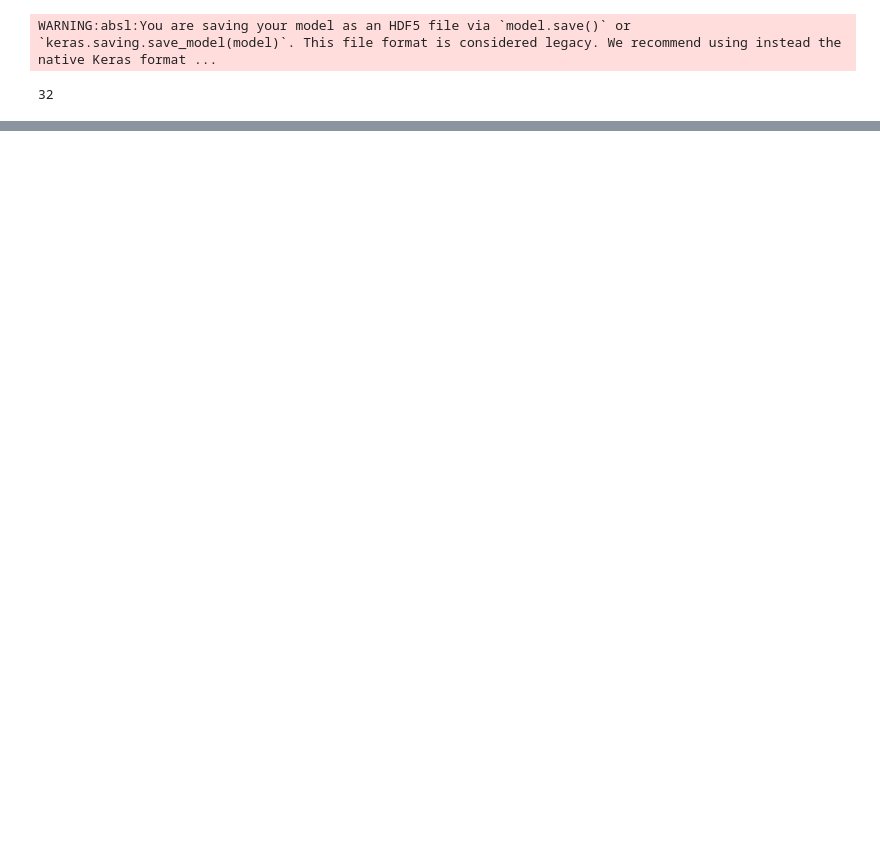
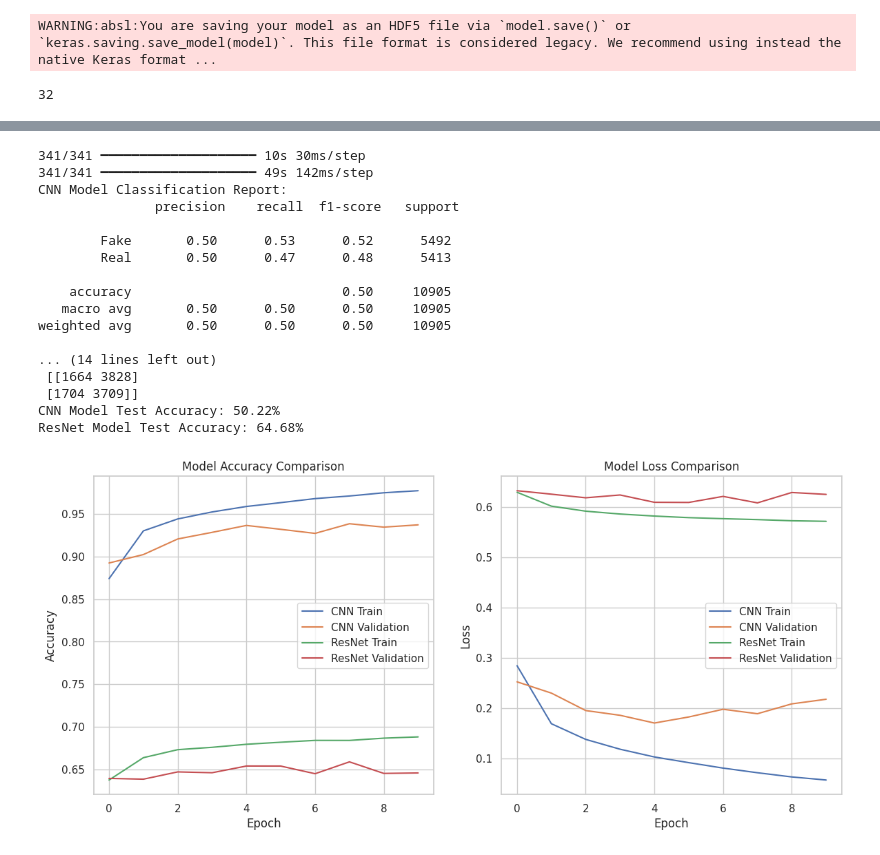
Before and after one commit to Viraj-Mathur/Deep-Fake-Detection-System, a Jupyter notebook: Deep Fake Detection System.ipynb, the cells around one changed output, grey strips where cells are left out. Cells and saved outputs as stored; diff of their text form; code cells hidden in the pictures; blank space fills up the shorter version.

```diff
--- a/Deep Fake Detection System.ipynb
+++ b/Deep Fake Detection System.ipynb
@@ -702,0 +528,56 @@ plt.show()
+# %%
+# Save ResNet model
+resnet_model.save('./model/deepfake_resnet.h5')
+
+# Comparison of both models
+
+# Predict using CNN model
+cnn_predictions = model.predict(test_flow)
+cnn_pred_classes = np.argmax(cnn_predictions, axis=1)
+
+# Predict using ResNet model
+resnet_predictions = resnet_model.predict(test_flow)
+resnet_pred_classes = np.argmax(resnet_predictions, axis=1)
+
+# Model comparison metrics
+from sklearn.metrics import classification_report, confusion_matrix
+
+# Classification Report and Confusion Matrix for CNN model
+print("CNN Model Classification Report:\n", classification_report(true_classes, cnn_pred_classes, target_names=class_labels))
+print("CNN Model Confusion Matrix:\n", confusion_matrix(true_classes, cnn_pred_classes))
+
+# Classification Report and Confusion Matrix for ResNet model
+print("ResNet Model Classification Report:\n", classification_report(true_classes, resnet_pred_classes, target_names=class_labels))
+print("ResNet Model Confusion Matrix:\n", confusion_matrix(true_classes, resnet_pred_classes))
+
+# Model performance comparison
+print(f"CNN Model Test Accuracy: {accuracy * 100:.2f}%")
+print(f"ResNet Model Test Accuracy: {resnet_accuracy * 100:.2f}%")
+
+# Plot accuracy and loss comparison
+plt.figure(figsize=(14, 6))
+
+# Accuracy comparison
+plt.subplot(1, 2, 1)
+plt.plot(history.history['accuracy'], label='CNN Train')
+plt.plot(history.history['val_accuracy'], label='CNN Validation')
+plt.plot(resnet_history.history['accuracy'], label='ResNet Train')
+plt.plot(resnet_history.history['val_accuracy'], label='ResNet Validation')
+plt.title('Model Accuracy Comparison')
+plt.xlabel('Epoch')
+plt.ylabel('Accuracy')
+plt.legend()
+
+# Loss comparison
+plt.subplot(1, 2, 2)
+plt.plot(history.history['loss'], label='CNN Train')
+plt.plot(history.history['val_loss'], label='CNN Validation')
+plt.plot(resnet_history.history['loss'], label='ResNet Train')
+plt.plot(resnet_history.history['val_loss'], label='ResNet Validation')
+plt.title('Model Loss Comparison')
+plt.xlabel('Epoch')
+plt.ylabel('Loss')
+plt.legend()
+
+plt.show()
+# %% [output]
@@ -702,0 +585,18 @@ plt.show()
+341/341 ━━━━━━━━━━━━━━━━━━━━ 10s 30ms/step
+341/341 ━━━━━━━━━━━━━━━━━━━━ 49s 142ms/step
+CNN Model Classification Report:
+               precision    recall  f1-score   support
+
+        Fake       0.50      0.53      0.52      5492
+        Real       0.50      0.47      0.48      5413
+
+    accuracy                           0.50     10905
+   macro avg       0.50      0.50      0.50     10905
+weighted avg       0.50      0.50      0.50     10905
+
+... (14 lines left out)
+ [[1664 3828]
+ [1704 3709]]
+CNN Model Test Accuracy: 50.22%
+ResNet Model Test Accuracy: 64.68%
+[figure, added]
```
Also changed, not shown: parts of 50 cells of this notebook, 7 other files.
